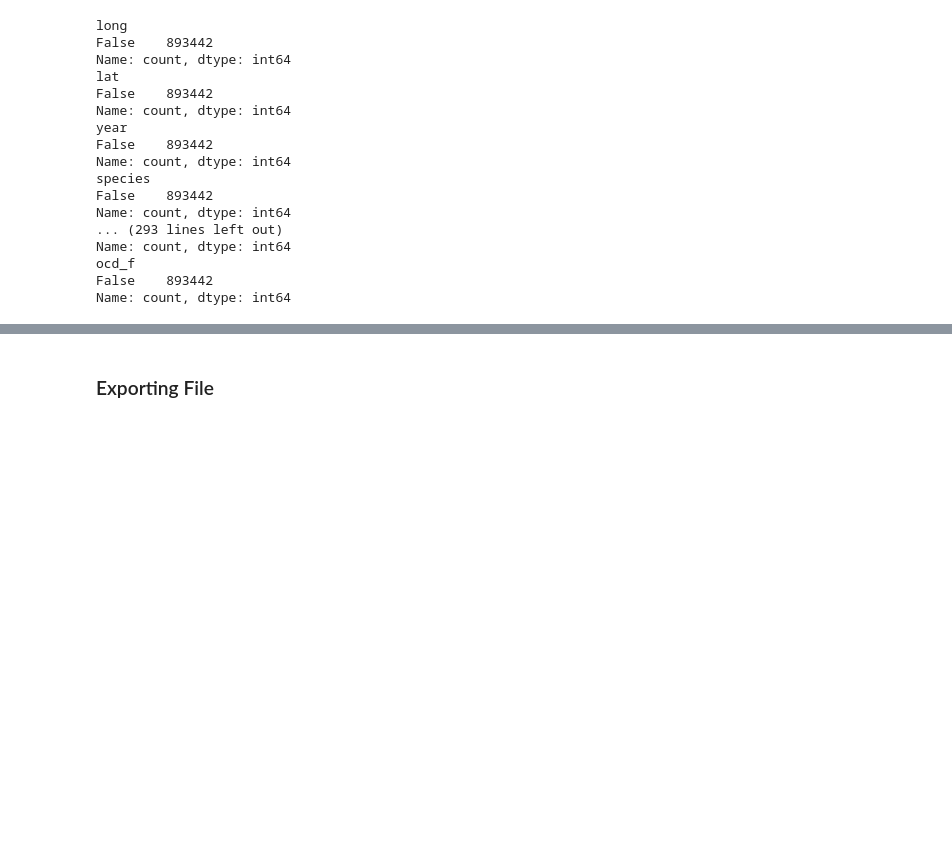
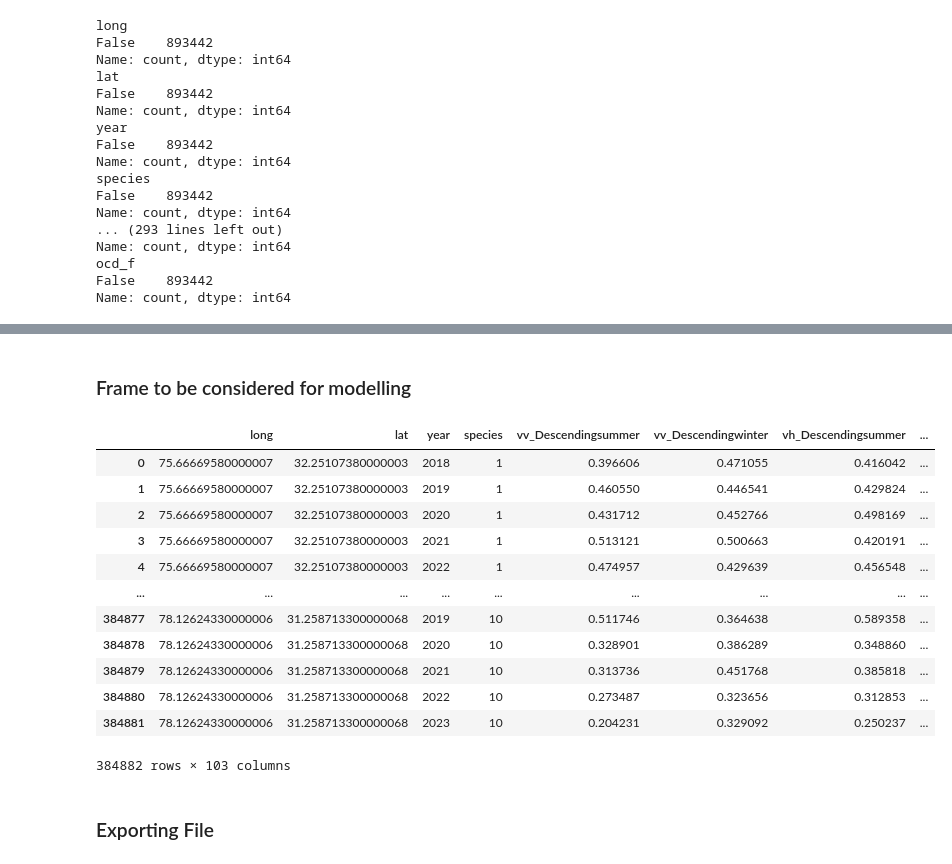
Before and after one commit to ewannthomas/species-distribution-satellite, a Jupyter notebook: src/make_model_df_newframe.ipynb, the cells around one changed output, grey strips where cells are left out. Saved outputs shown, nothing was run; the diff lists cells and outputs as text; code cells hidden in the pictures; blank space fills up the shorter version.

```diff
--- a/src/make_model_df_newframe.ipynb
+++ b/src/make_model_df_newframe.ipynb
@@ -22,6 +22,10 @@ model_df_path = data_folder.joinpath("model_df.parquet")
 species_dict_path = dir_path.joinpath("data/species_dict.json")
 
 index_cols = ["long", "lat", 'year',"species_names"]
+
+
+# previous model frame path
+actual_model_path = dir_path.joinpath("data/processed_532_features/species_train_df.csv")
 # %%
 s1 = pd.read_parquet(s1_path)
 s1
@@ -263,0 +251,3 @@ Name: count, dtype: int64
+# %%
+actual_df = pd.read_csv(actual_model_path,  dtype={"long": str, "lat": str})
+actual_df
@@ -263,0 +268,3 @@ Name: count, dtype: int64
+# %%
+species_sampled = pd.merge(model_df, actual_df[['long', 'lat']], on=['long', 'lat'], how='inner', validate='m:1')
+species_sampled.groupby(['lat', 'long'])['species'].count().reset_index()
@@ -264,3 +310,21 @@ Name: count, dtype: int64
+# %% [markdown]
+### Frame to be considered for modelling
+# %%
+species_sampled
+# %% [output]
+|  | long | lat | year | species | vv_Descendingsummer | vv_Descendingwinter | vh_Descendingsummer | ... |
+| 0 | 75.66669580000007 | 32.25107380000003 | 2018 | 1 | 0.396606 | 0.471055 | 0.416042 | ... |
+| 1 | 75.66669580000007 | 32.25107380000003 | 2019 | 1 | 0.460550 | 0.446541 | 0.429824 | ... |
+| 2 | 75.66669580000007 | 32.25107380000003 | 2020 | 1 | 0.431712 | 0.452766 | 0.498169 | ... |
+| 3 | 75.66669580000007 | 32.25107380000003 | 2021 | 1 | 0.513121 | 0.500663 | 0.420191 | ... |
+| 4 | 75.66669580000007 | 32.25107380000003 | 2022 | 1 | 0.474957 | 0.429639 | 0.456548 | ... |
+| ... | ... | ... | ... | ... | ... | ... | ... | ... |
+| 384877 | 78.12624330000006 | 31.258713300000068 | 2019 | 10 | 0.511746 | 0.364638 | 0.589358 | ... |
+| 384878 | 78.12624330000006 | 31.258713300000068 | 2020 | 10 | 0.328901 | 0.386289 | 0.348860 | ... |
+| 384879 | 78.12624330000006 | 31.258713300000068 | 2021 | 10 | 0.313736 | 0.451768 | 0.385818 | ... |
+| 384880 | 78.12624330000006 | 31.258713300000068 | 2022 | 10 | 0.273487 | 0.323656 | 0.312853 | ... |
+| 384881 | 78.12624330000006 | 31.258713300000068 | 2023 | 10 | 0.204231 | 0.329092 | 0.250237 | ... |
+384882 rows × 103 columns
 # %% [markdown]
 ### Exporting File
 # %%
```
Also changed, not shown: parts of 13 cells of this notebook, 41 other files.
